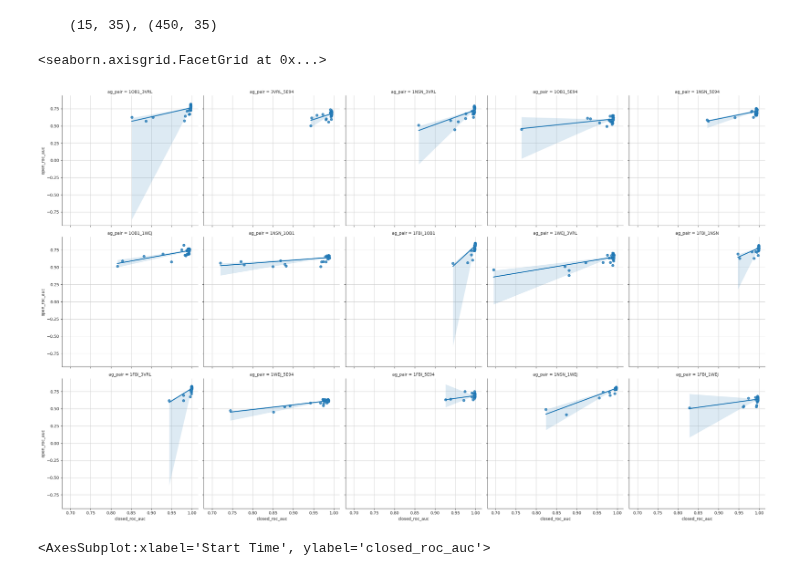
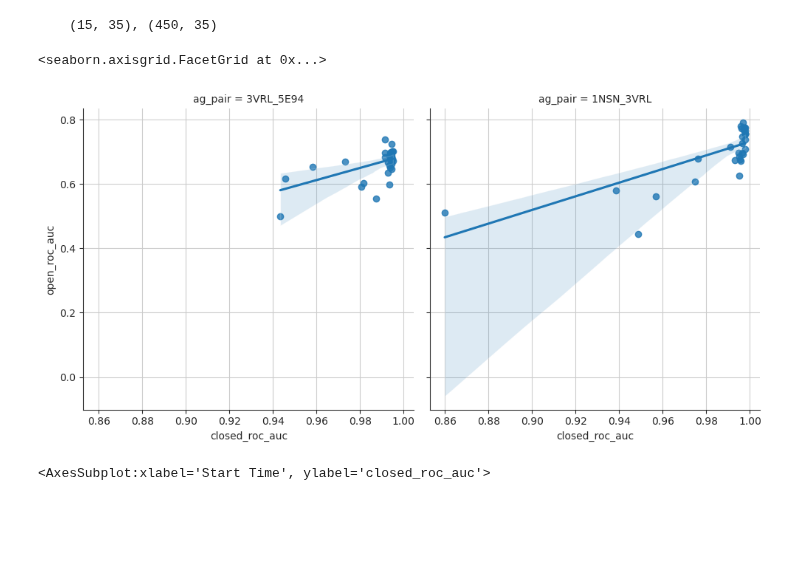
Before and after one commit to csi-greifflab/negative-class-optimization, a Jupyter notebook: notebooks/11_NDB1_Analysis.ipynb, the cells around one changed output. Drawn from its saved outputs; the diff is of its cells as text; code cells hidden in the pictures; blank space fills up the shorter version.

```diff
--- a/notebooks/11_NDB1_Analysis.ipynb
+++ b/notebooks/11_NDB1_Analysis.ipynb
@@ -137,21 +137,35 @@ print(f"""
 # %% [output]
     (15, 35), (450, 35)
 # %%
+# sns.set_style("ticks",{'axes.grid' : True})
+# sns.lmplot(
+#     data=df_cv,
+#     x="closed_roc_auc",
+#     y="open_roc_auc",
+#     col="ag_pair",
+#     col_wrap=5,
+#     height=5,
+#     sharex=True,
+#     # ci=None,
+#     robust=True,
+# )
+
+df_cv = df_cv.loc[df_cv["ag_pair"].isin(["3VRL_5E94", "1NSN_3VRL"])].copy()
 sns.set_style("ticks",{'axes.grid' : True})
 sns.lmplot(
     data=df_cv,
     x="closed_roc_auc",
     y="open_roc_auc",
     col="ag_pair",
-    col_wrap=5,
-    height=5,
+    # col_wrap=5,
+    # height=5,
     sharex=True,
     # ci=None,
     robust=True,
 )
 # %% [output]
 <seaborn.axisgrid.FacetGrid at 0x...>
-[figure, old version]
+[figure, new version]
 # %%
 df_cv.plot.scatter(x="Start Time", y="open_roc_auc")
 df_cv.plot.scatter(x="Start Time", y="closed_roc_auc")
```
Also changed, not shown: parts of 7 cells of this notebook, 9 other files.
